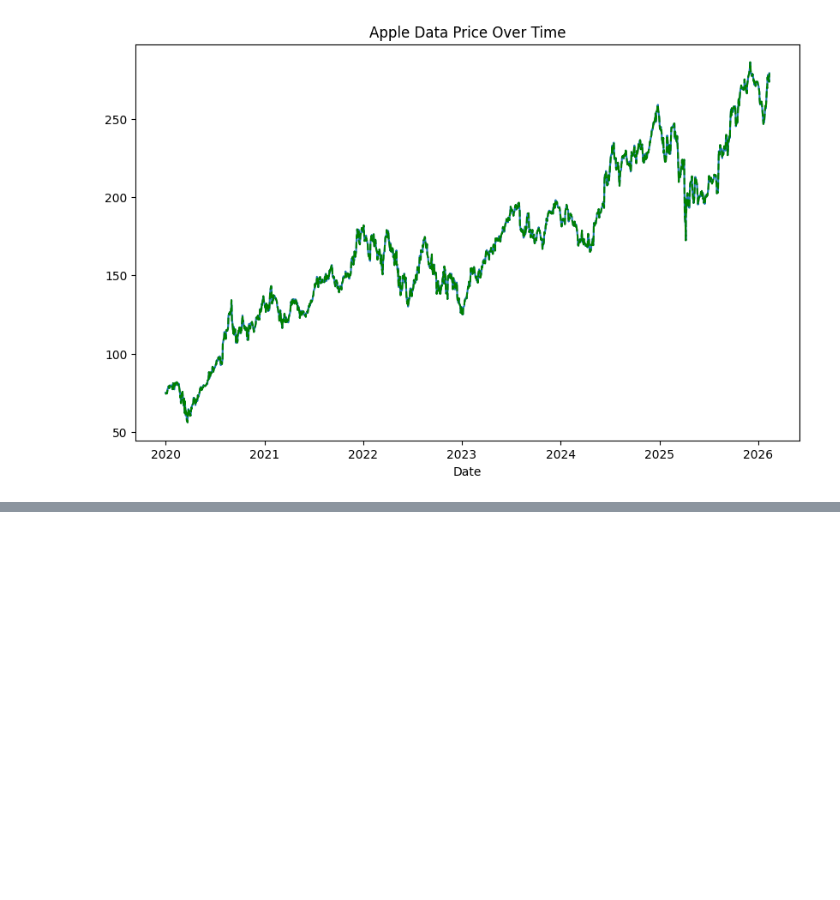
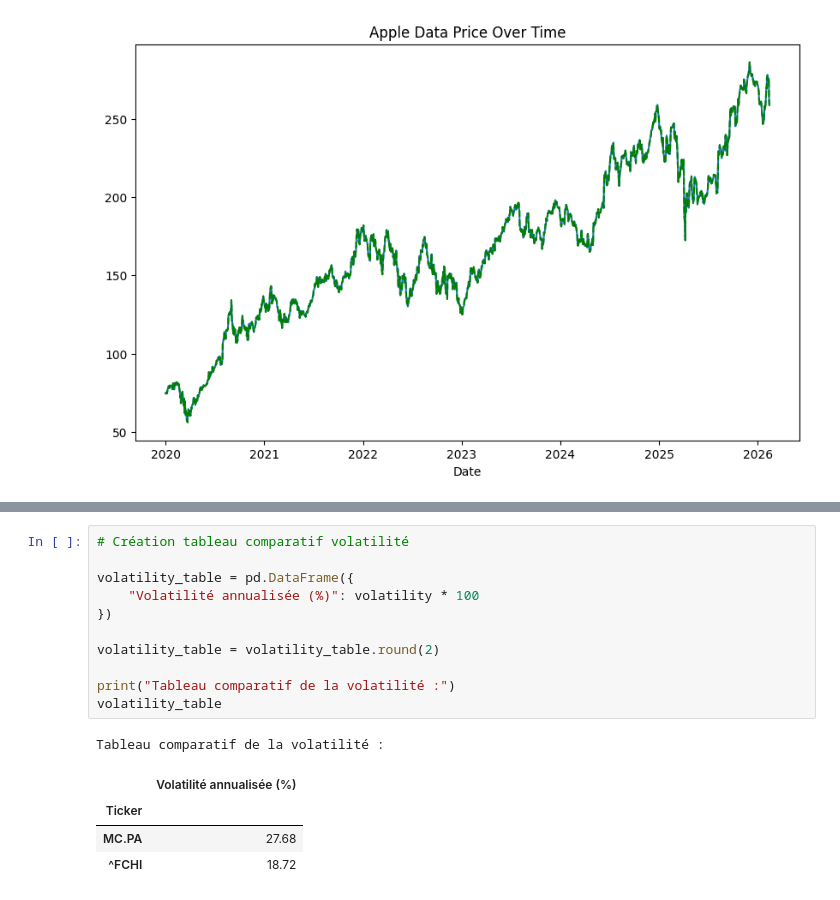
Before and after one commit to melynazrd/IAE_METZ_2026_DATA_AUDIT, a Jupyter notebook: SCRIPTS/analyse_bourse.ipynb, the cells around one changed output, grey strips where cells are left out. Drawn from its saved outputs; the diff is of its cells as text; blank space fills up the shorter version.

```diff
--- a/SCRIPTS/analyse_bourse.ipynb
+++ b/SCRIPTS/analyse_bourse.ipynb
@@ -212,0 +277,17 @@ Text(0.5, 0, 'Date')
+# %%
+# Création tableau comparatif volatilité
+
+volatility_table = pd.DataFrame({
+    "Volatilité annualisée (%)": volatility * 100
+})
+
+volatility_table = volatility_table.round(2)
+
+print("Tableau comparatif de la volatilité :")
+volatility_table
+# %% [output]
+Tableau comparatif de la volatilité :
+|  | Volatilité annualisée (%) |
+| Ticker |  |
+| MC.PA | 27.68 |
+| ^FCHI | 18.72 |
```
Also changed, not shown: parts of 14 cells of this notebook, 1 other file.
